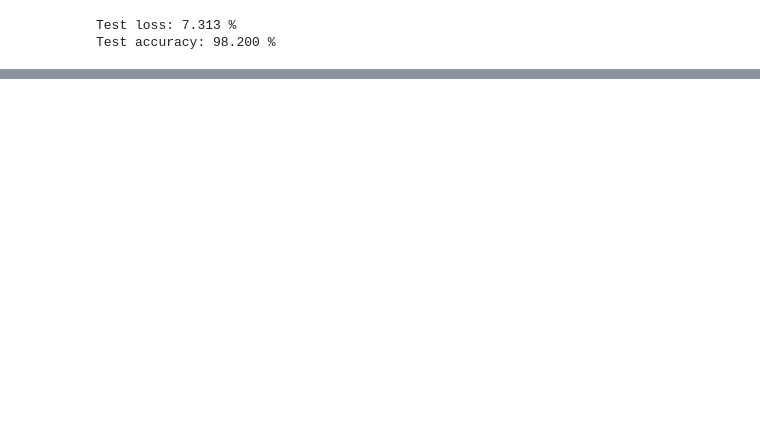
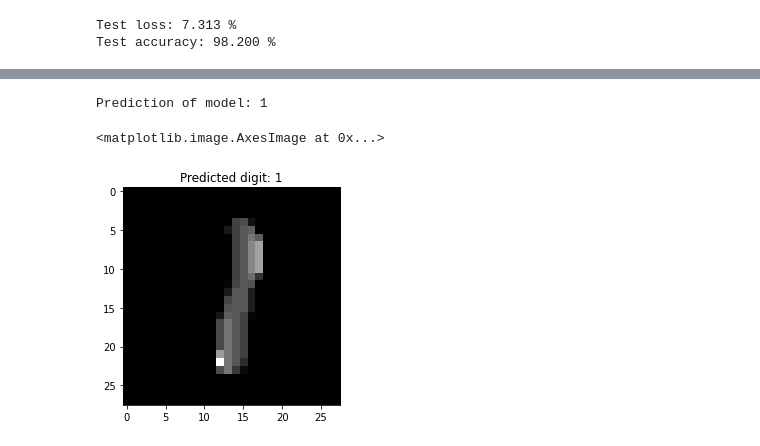
Before and after one commit to nilutpolkashyap/tensorflow_projects, a Jupyter notebook: leNet_cnn/LeNet_original_implementation.ipynb, the cells around one changed output, grey strips where cells are left out. Cells and saved outputs as stored; diff of their text form; code cells hidden in the pictures; blank space fills up the shorter version.

```diff
--- a/leNet_cnn/LeNet_original_implementation.ipynb
+++ b/leNet_cnn/LeNet_original_implementation.ipynb
@@ -134,0 +148,10 @@ Test accuracy: 98.200 %
+# %%
+image = (trainData[50]).reshape(1,28,28,1)
+model_pred = np.argmax(leNet_model.predict(image), axis=-1)
+print('Prediction of model: {}'.format(model_pred[0]))
+plt.title("Predicted digit: {}".format(model_pred[0]))
+plt.imshow(image.reshape(28,28), cmap=plt.get_cmap('gray'))
+# %% [output]
+Prediction of model: 1
+<matplotlib.image.AxesImage at 0x...>
+[figure, added]
```
Also changed, not shown: parts of 14 cells of this notebook.
